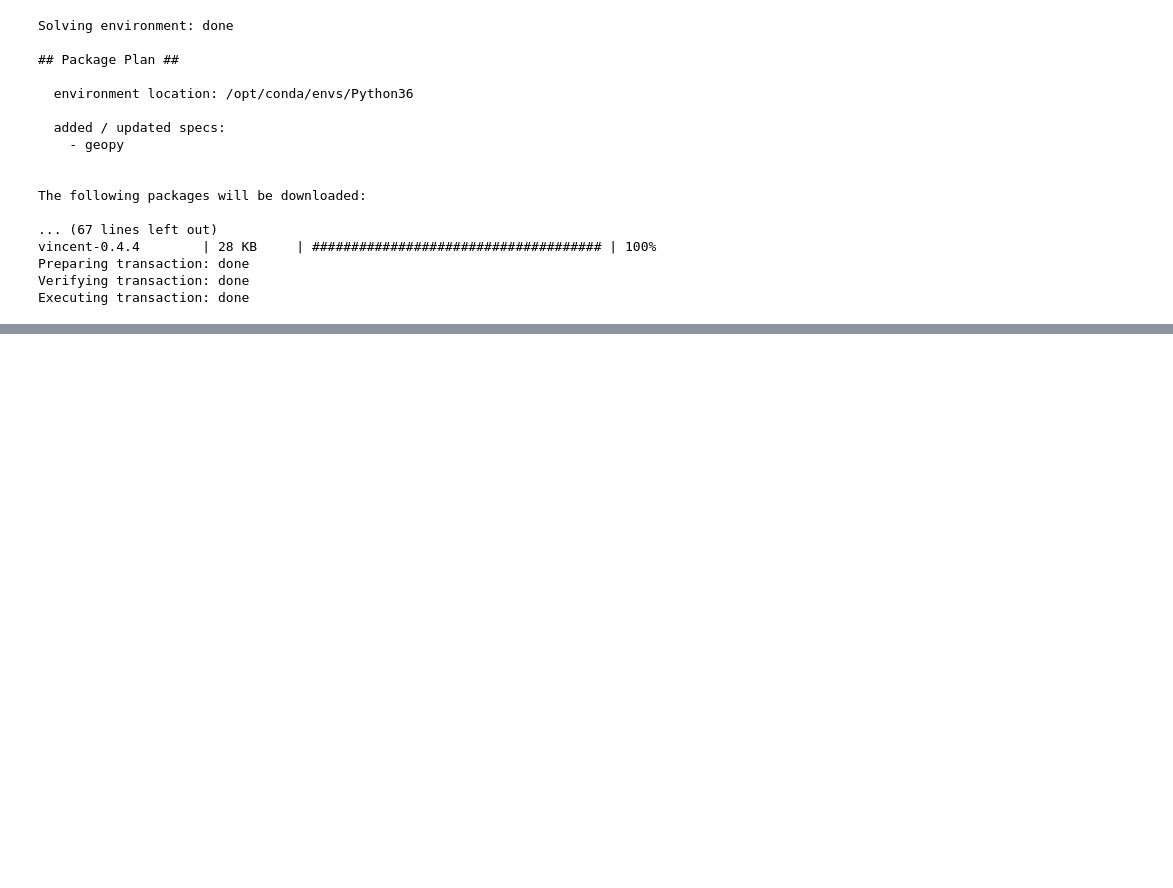
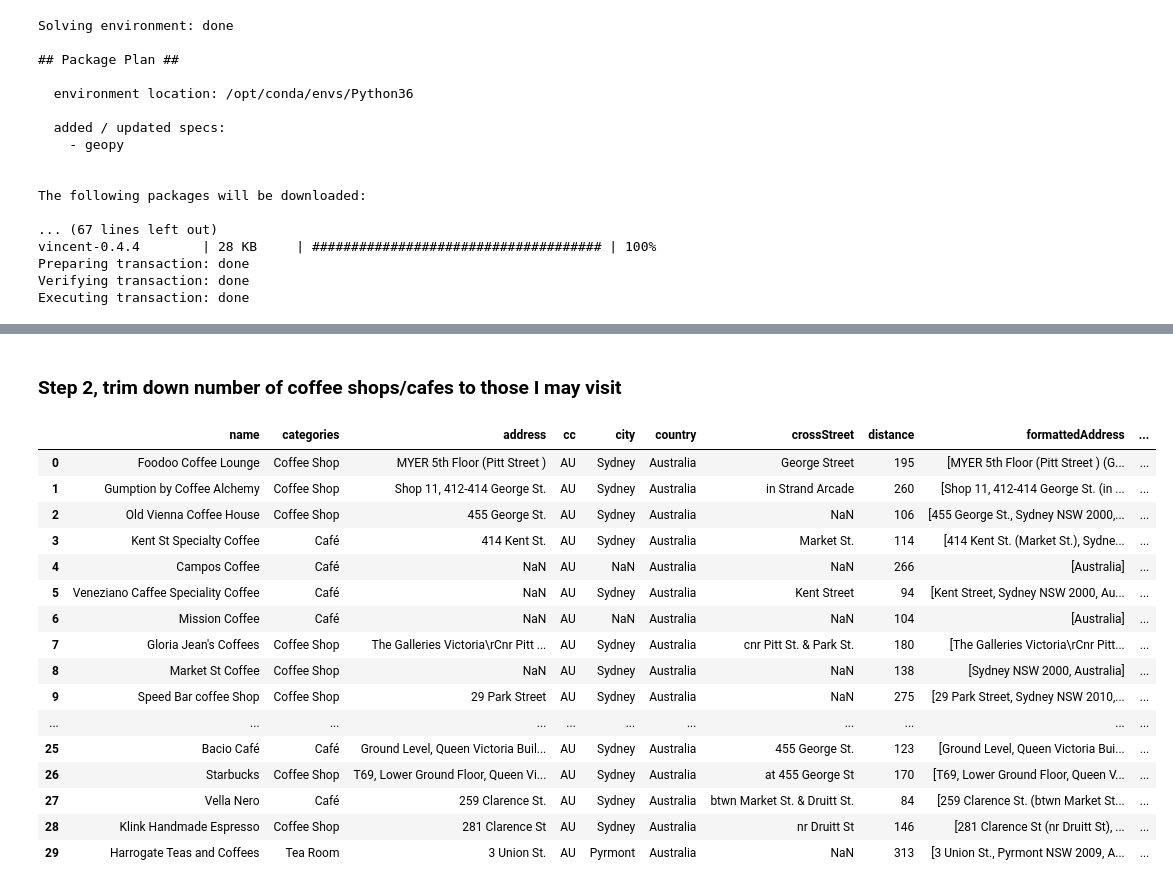
Before and after one commit to larrymanloklai/IBM-Data-Science-Prof-Cert, a Jupyter notebook: Capstone project notebook (final).ipynb, the cells around one changed output, grey strips where cells are left out. Drawn from its saved outputs; the diff is of its cells as text; code cells hidden in the pictures; blank space fills up the shorter version.

```diff
--- a/Capstone project notebook (final).ipynb
+++ b/Capstone project notebook (final).ipynb
@@ -156,3 +186,29 @@ dataframe_filtered.head()
+# %% [markdown]
+### Step 2, trim down number of coffee shops/cafes to those I may visit
+# %%
+# let's drop the Coffee schools
+df_filtered.drop(df_filtered.index[[5,11,21]], inplace = True)
+df_filtered = df_filtered.reset_index(drop=True)
+# %%
+df_filtered.head(30)
+# %% [output]
+|  | name | categories | address | cc | city | country | crossStreet | distance | formattedAddress | ... |
+| 0 | Foodoo Coffee Lounge | Coffee Shop | MYER 5th Floor (Pitt Street ) | AU | Sydney | Australia | George Street | 195 | [MYER 5th Floor (Pitt Street ) (G... | ... |
+| 1 | Gumption by Coffee Alchemy | Coffee Shop | Shop 11, 412-414 George St. | AU | Sydney | Australia | in Strand Arcade | 260 | [Shop 11, 412-414 George St. (in ... | ... |
+| 2 | Old Vienna Coffee House | Coffee Shop | 455 George St. | AU | Sydney | Australia | NaN | 106 | [455 George St., Sydney NSW 2000,... | ... |
+| 3 | Kent St Specialty Coffee | Café | 414 Kent St. | AU | Sydney | Australia | Market St. | 114 | [414 Kent St. (Market St.), Sydne... | ... |
+| 4 | Campos Coffee | Café | NaN | AU | NaN | Australia | NaN | 266 | [Australia] | ... |
+| 5 | Veneziano Caffee Speciality Coffee | Café | NaN | AU | Sydney | Australia | Kent Street | 94 | [Kent Street, Sydney NSW 2000, Au... | ... |
+| 6 | Mission Coffee | Café | NaN | AU | NaN | Australia | NaN | 104 | [Australia] | ... |
+| 7 | Gloria Jean's Coffees | Coffee Shop | The Galleries Victoria\rCnr Pitt ... | AU | Sydney | Australia | cnr Pitt St. & Park St. | 180 | [The Galleries Victoria\rCnr Pitt... | ... |
+| 8 | Market St Coffee | Coffee Shop | NaN | AU | Sydney | Australia | NaN | 138 | [Sydney NSW 2000, Australia] | ... |
+| 9 | Speed Bar coffee Shop | Coffee Shop | 29 Park Street | AU | Sydney | Australia | NaN | 275 | [29 Park Street, Sydney NSW 2010,... | ... |
+| ... | ... | ... | ... | ... | ... | ... | ... | ... | ... | ... |
+| 25 | Bacio Café | Café | Ground Level, Queen Victoria Buil... | AU | Sydney | Australia | 455 George St. | 123 | [Ground Level, Queen Victoria Bui... | ... |
+| 26 | Starbucks | Coffee Shop | T69, Lower Ground Floor, Queen Vi... | AU | Sydney | Australia | at 455 George St | 170 | [T69, Lower Ground Floor, Queen V... | ... |
+| 27 | Vella Nero | Café | 259 Clarence St. | AU | Sydney | Australia | btwn Market St. & Druitt St. | 84 | [259 Clarence St. (btwn Market St... | ... |
+| 28 | Klink Handmade Espresso | Coffee Shop | 281 Clarence St | AU | Sydney | Australia | nr Druitt St | 146 | [281 Clarence St (nr Druitt St), ... | ... |
+| 29 | Harrogate Teas and Coffees | Tea Room | 3 Union St. | AU | Pyrmont | Australia | NaN | 313 | [3 Union St., Pyrmont NSW 2009, A... | ... |
 # %%
 # let's have a look on what we've got so far on a map.
 
```
Also changed, not shown: parts of 26 cells of this notebook.
